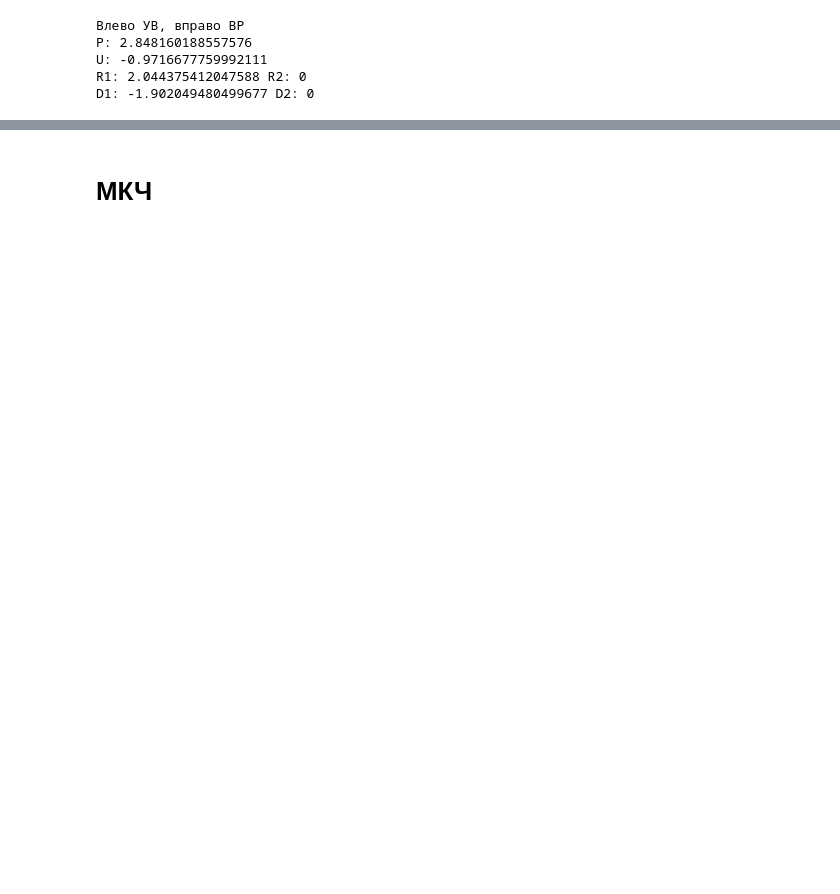
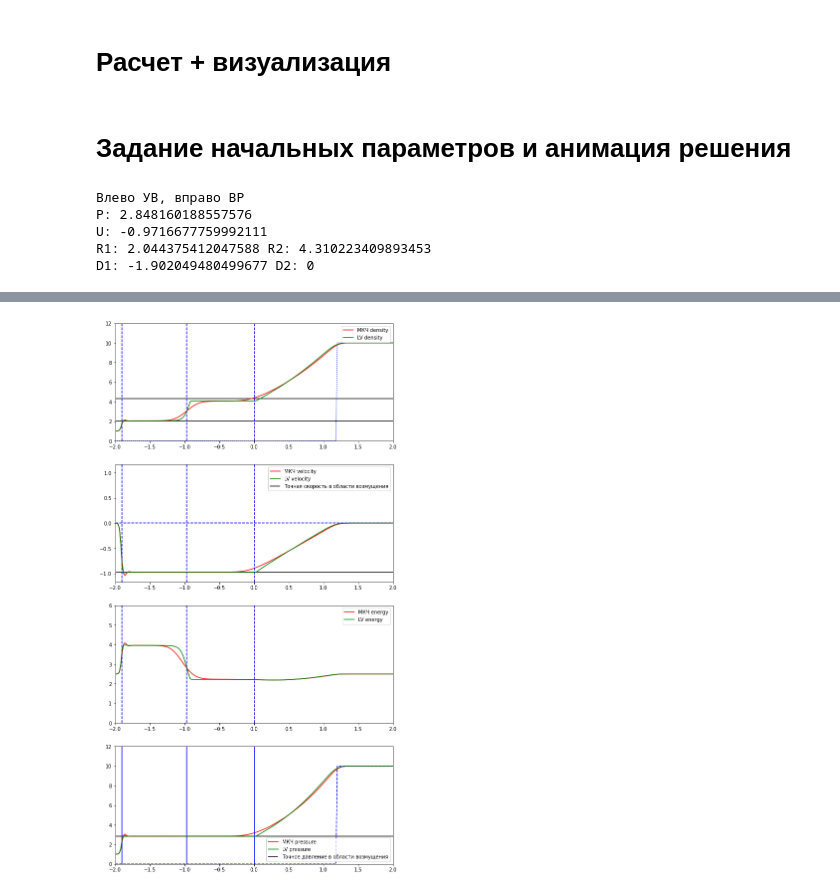
Before and after one commit to katyalatypova/mipt_comp_math, a Jupyter notebook: Riemann problem.ipynb, the cells around one changed output, grey strips where cells are left out. Saved outputs shown, nothing was run; the diff lists cells and outputs as text; code cells hidden in the pictures; blank space fills up the shorter version.

Commit message:
Fixed visualization

```diff
--- a/Riemann problem.ipynb
+++ b/Riemann problem.ipynb
@@ -11 +316,3 @@ from math import sqrt
+# %% [markdown]
+# Расчет + визуализация
 # %%
@@ -180,3 +424,5 @@ def precise_solution_for_rw(left, right, t0):
+# %% [markdown]
+# Задание начальных параметров и анимация решения
 # %%
 l = 2; T = 1; N_x = 201; N_t = 1001
 gamma = 1.4; p1 = 10; p2 = 1; u2 = 0; u1 = 0
@@ -188,13 +434,12 @@ p1, p2 = p2, p1
 u2, u1 = u1, u2
 dens1, dens2 = dens2, dens1
 c1, c2 = c2, c1
-x, t, h, dt, en1, en2, dens_pr, pres_pr, en_pr, u_pr = create_initial_data(N_x, N_t, l, T, p1, p2, u1, u2, dens1, dens2, gamma, dens0, c_0)
-dx = h
-sigma = dt/h
-P, U, R1, R2, D1, D2, left, right, C1, C2 = calculate_precise_data(p1, p2, u1, u2, dens1, dens2, gamma, dens0, c_0, c1, c2)
+
+html5video = visualization(N_x, N_t, l, T, p1, p2, u1, u2, dens1, dens2, gamma, dens0, c_0)
+HTML(html5video)
 # %% [output]
 Влево УВ, вправо ВР
 P: 2.848160188557576
 U: -0.9716677759992111
-R1: 2.044375412047588 R2: 0
+R1: 2.044375412047588 R2: 4.310223409893453
 D1: -1.902049480499677 D2: 0
@@ -201,2 +447 @@ D1: -1.902049480499677 D2: 0
+[figure, added]
-# %% [markdown]
-# МКЧ
```
Also changed, not shown: parts of 27 cells of this notebook.
